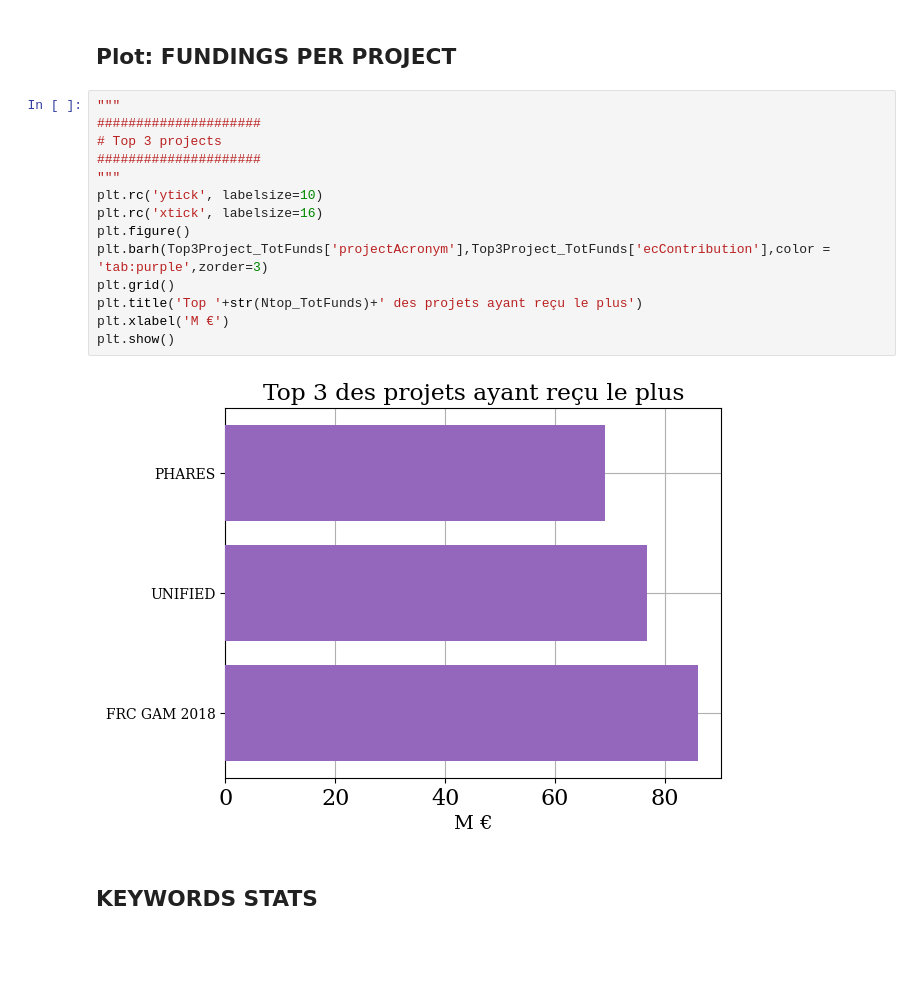
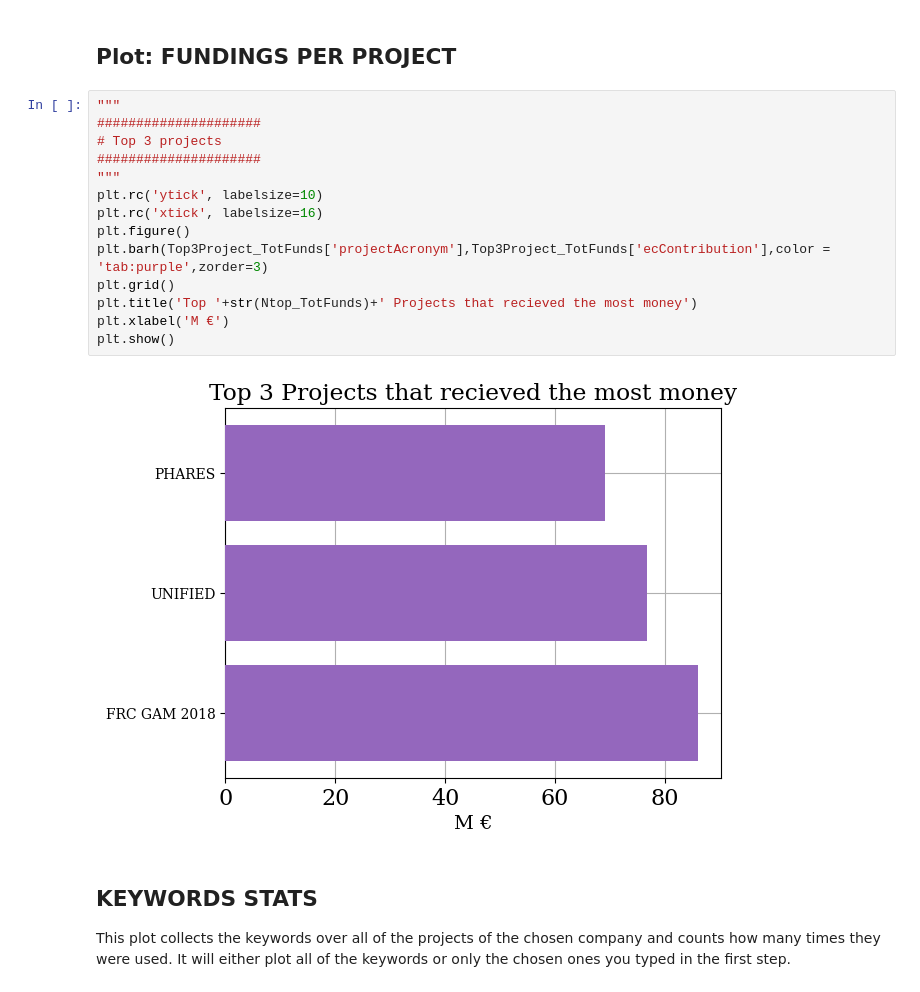
Before and after one commit to sciences-citoyennes/Future-Earth-Workshop, a Jupyter notebook: Future Earth - Follow the Money.ipynb, the cells around one changed output. Saved outputs shown, nothing was run; the diff lists cells and outputs as text; blank space fills up the shorter version.

```diff
--- a/Future Earth - Follow the Money.ipynb
+++ b/Future Earth - Follow the Money.ipynb
@@ -201,21 +213,23 @@ plt.show()
 # %%
 """
 #####################
 # Top 3 projects
 #####################
 """
 plt.rc('ytick', labelsize=10)
 plt.rc('xtick', labelsize=16)
 plt.figure()
 plt.barh(Top3Project_TotFunds['projectAcronym'],Top3Project_TotFunds['ecContribution'],color = 'tab:purple',zorder=3)
 plt.grid()
-plt.title('Top '+str(Ntop_TotFunds)+' des projets ayant reçu le plus')
+plt.title('Top '+str(Ntop_TotFunds)+' Projects that recieved the most money')
 plt.xlabel('M €')
 plt.show()
 # %% [output]
-[figure, old version]
+[figure, new version]
 # %% [markdown]
 ## KEYWORDS STATS
+
+This plot collects the keywords over all of the projects of the chosen company and counts how many times they were used. It will either plot all of the keywords or only the chosen ones you typed in the first step.
 # %%
 KeyWords_Nlist = list(EUfullTable.drop_duplicates(subset=['projectAcronym'])['EuroSciVoc']) # gives a nested list
 KeyWords_list = [item for sublist in KeyWords_Nlist for item in sublist] # Flatten the nested list
```
Also changed, not shown: parts of 15 cells of this notebook.
